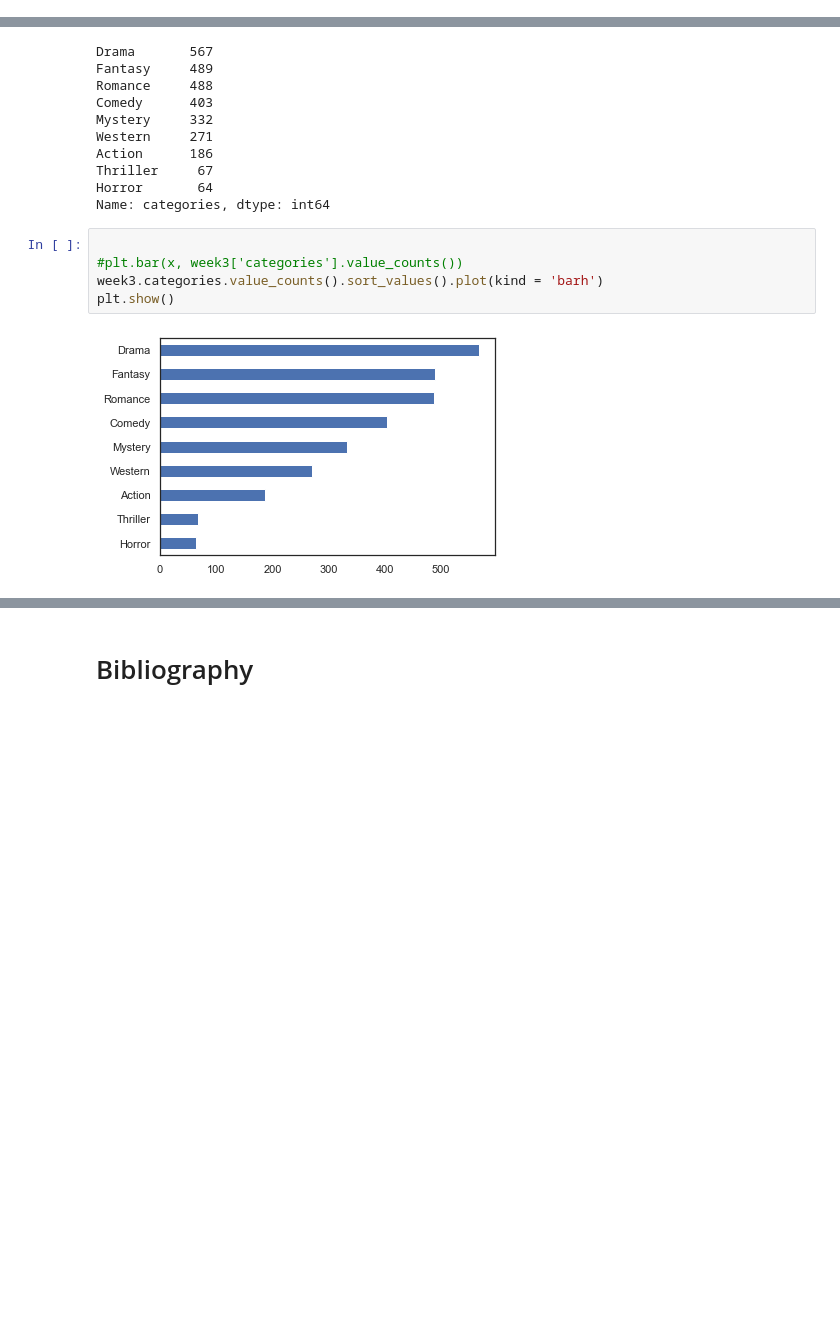
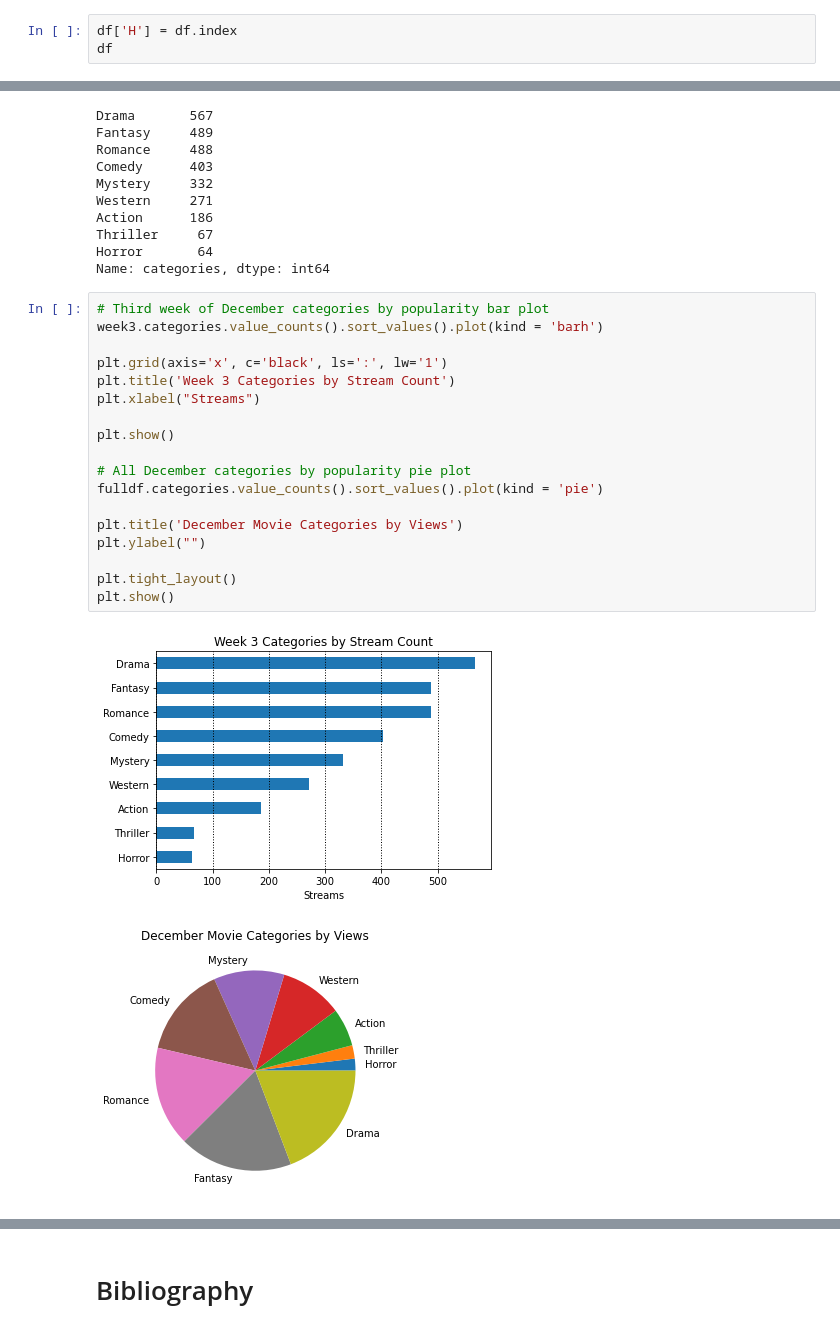
Before and after one commit to Mantvydas-data/Programming-for-DA-2021-Proj, a Jupyter notebook: project.ipynb, the cells around one changed output, grey strips where cells are left out. Cells and saved outputs as stored; diff of their text form; blank space fills up the shorter version.

```diff
--- a/project.ipynb
+++ b/project.ipynb
@@ -196,3 +196,6 @@ df
 | 742 | 2021-12-31 22:00:00 | 4 | evening | 42.0 |
 | 743 | 2021-12-31 23:00:00 | 4 | evening | 31.0 |
 744 rows × 4 columns
+# %%
+df['H'] = df.index
+df
@@ -543,9 +562,23 @@ Thriller     67
 Horror       64
 Name: categories, dtype: int64
 # %%
+# Third week of December categories by popularity bar plot
+week3.categories.value_counts().sort_values().plot(kind = 'barh')
 
-#plt.bar(x, week3['categories'].value_counts())
-week3.categories.value_counts().sort_values().plot(kind = 'barh')
+plt.grid(axis='x', c='black', ls=':', lw='1')
+plt.title('Week 3 Categories by Stream Count')
+plt.xlabel("Streams")
+
 plt.show()
+
+# All December categories by popularity pie plot
+fulldf.categories.value_counts().sort_values().plot(kind = 'pie')
+
+plt.title('December Movie Categories by Views')
+plt.ylabel("")
+
+plt.tight_layout()
+plt.show()
 # %% [output]
-[figure, old version]
+[figure, new version]
+[figure, added]
```
Also changed, not shown: parts of 16 cells of this notebook, 1 other file.
